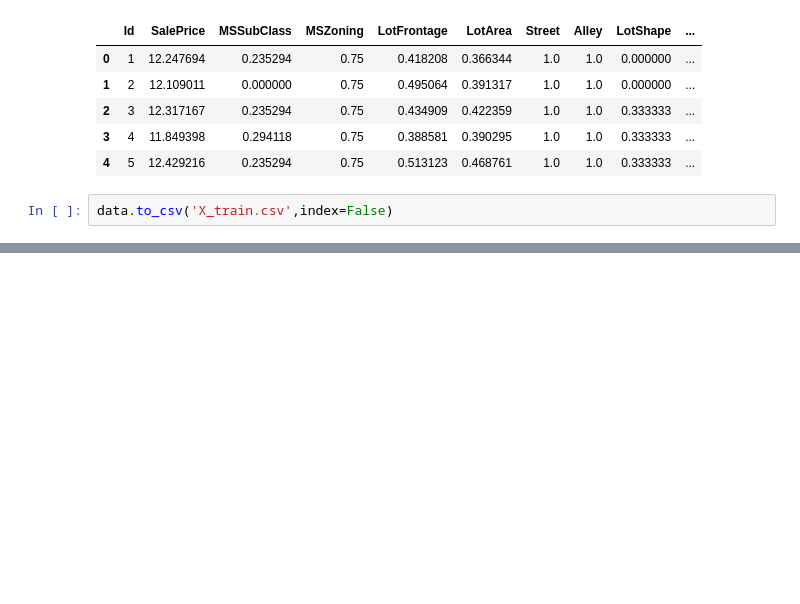
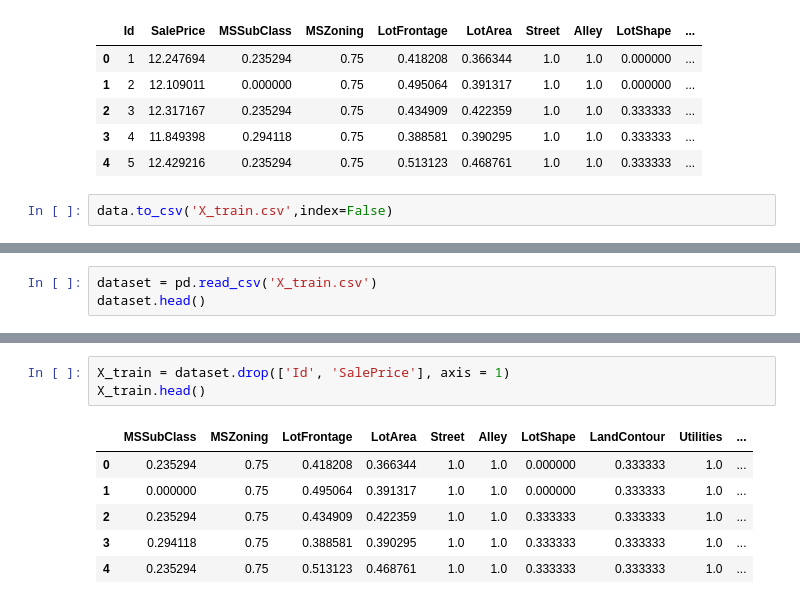
Before and after one commit to monisakhtar/ML, a Jupyter notebook: House_Prices_Advanced_Regression_Techniques.ipynb, the cells around one changed output, grey strips where cells are left out. Cells and saved outputs as stored; diff of their text form; blank space fills up the shorter version.

```diff
--- a/House_Prices_Advanced_Regression_Techniques.ipynb
+++ b/House_Prices_Advanced_Regression_Techniques.ipynb
@@ -764,0 +770,3 @@ data.to_csv('X_train.csv',index=False)
+# %%
+dataset = pd.read_csv('X_train.csv')
+dataset.head()
@@ -764,0 +798,10 @@ data.to_csv('X_train.csv',index=False)
+# %%
+X_train = dataset.drop(['Id', 'SalePrice'], axis = 1)
+X_train.head()
+# %% [output]
+|  | MSSubClass | MSZoning | LotFrontage | LotArea | Street | Alley | LotShape | LandContour | Utilities | ... |
+| 0 | 0.235294 | 0.75 | 0.418208 | 0.366344 | 1.0 | 1.0 | 0.000000 | 0.333333 | 1.0 | ... |
+| 1 | 0.000000 | 0.75 | 0.495064 | 0.391317 | 1.0 | 1.0 | 0.000000 | 0.333333 | 1.0 | ... |
+| 2 | 0.235294 | 0.75 | 0.434909 | 0.422359 | 1.0 | 1.0 | 0.333333 | 0.333333 | 1.0 | ... |
+| 3 | 0.294118 | 0.75 | 0.388581 | 0.390295 | 1.0 | 1.0 | 0.333333 | 0.333333 | 1.0 | ... |
+| 4 | 0.235294 | 0.75 | 0.513123 | 0.468761 | 1.0 | 1.0 | 0.333333 | 0.333333 | 1.0 | ... |
```
Also changed, not shown: parts of 9 cells of this notebook.
